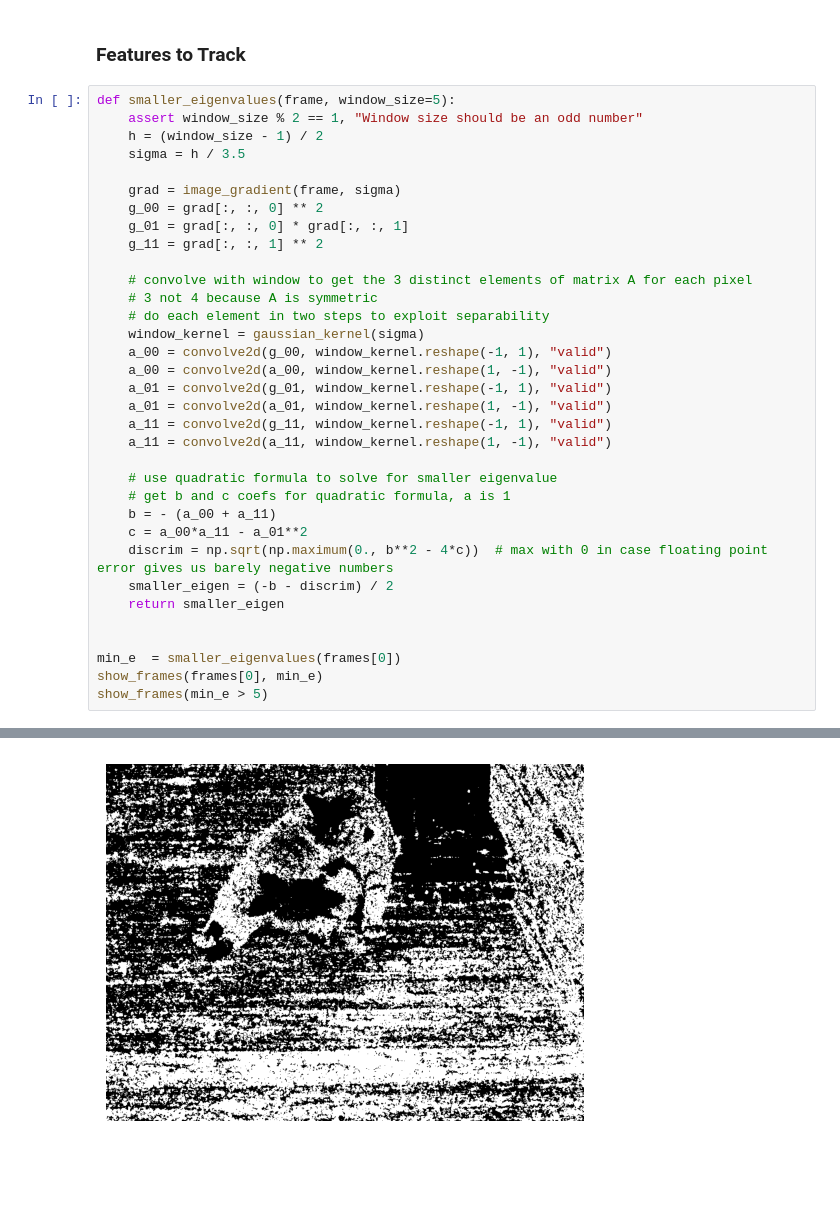
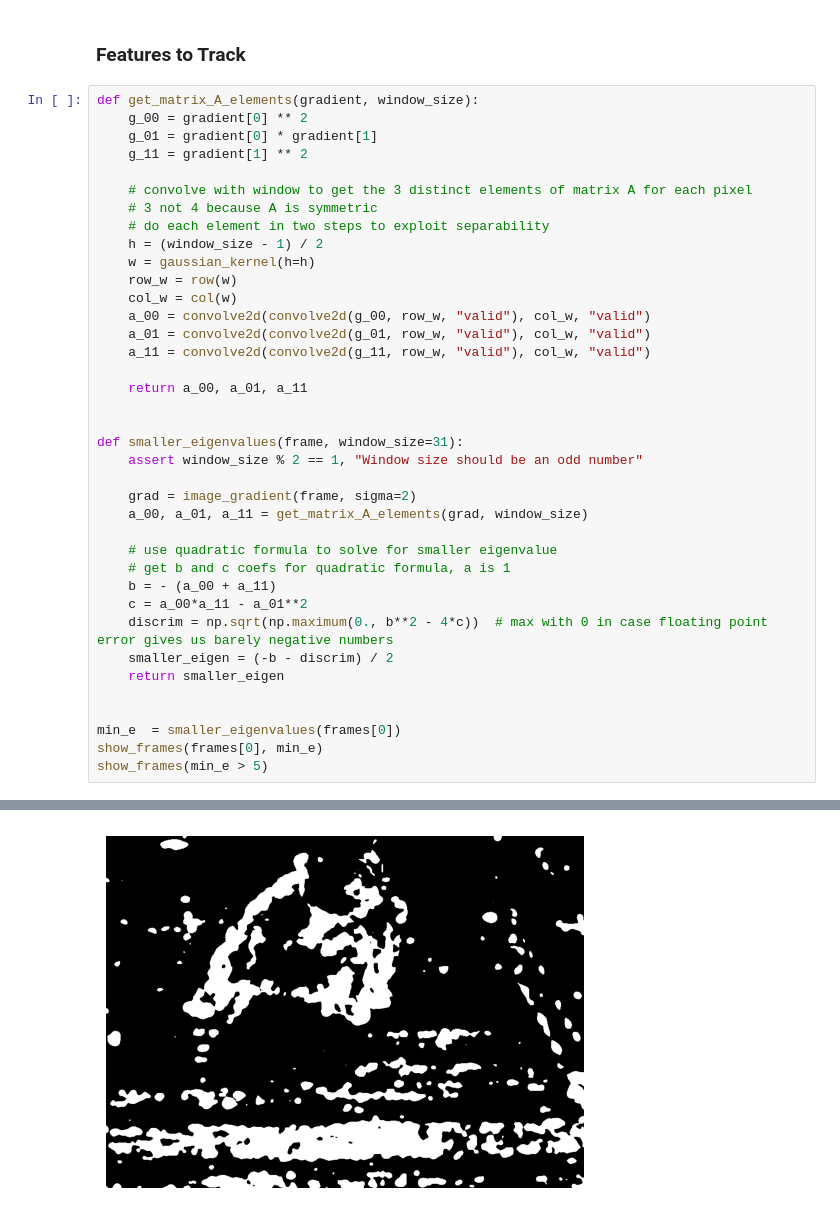
Before and after one commit to adam-kosinski/CV-Project, a Jupyter notebook: features-to-track.ipynb, the cells around one changed output, grey strips where cells are left out. Saved outputs shown, nothing was run; the diff lists cells and outputs as text; blank space fills up the shorter version.

```diff
--- a/features-to-track.ipynb
+++ b/features-to-track.ipynb
@@ -89,26 +100,30 @@ show_frames(frames[0], grad[:,:,0], grad[:,:,1], grad_mag)
 # %% [markdown]
 ### Features to Track
 # %%
-def smaller_eigenvalues(frame, window_size=5):
-    assert window_size % 2 == 1, "Window size should be an odd number"
-    h = (window_size - 1) / 2
-    sigma = h / 3.5
-
-    grad = image_gradient(frame, sigma)
-    g_00 = grad[:, :, 0] ** 2
-    g_01 = grad[:, :, 0] * grad[:, :, 1]
-    g_11 = grad[:, :, 1] ** 2
+def get_matrix_A_elements(gradient, window_size):
+    g_00 = gradient[0] ** 2
+    g_01 = gradient[0] * gradient[1]
+    g_11 = gradient[1] ** 2
 
     # convolve with window to get the 3 distinct elements of matrix A for each pixel
     # 3 not 4 because A is symmetric
     # do each element in two steps to exploit separability
-    window_kernel = gaussian_kernel(sigma)
-    a_00 = convolve2d(g_00, window_kernel.reshape(-1, 1), "valid")
-    a_00 = convolve2d(a_00, window_kernel.reshape(1, -1), "valid")
-    a_01 = convolve2d(g_01, window_kernel.reshape(-1, 1), "valid")
-    a_01 = convolve2d(a_01, window_kernel.reshape(1, -1), "valid")
-    a_11 = convolve2d(g_11, window_kernel.reshape(-1, 1), "valid")
-    a_11 = convolve2d(a_11, window_kernel.reshape(1, -1), "valid")
+    h = (window_size - 1) / 2
+    w = gaussian_kernel(h=h)
+    row_w = row(w)
+    col_w = col(w)
+    a_00 = convolve2d(convolve2d(g_00, row_w, "valid"), col_w, "valid")
+    a_01 = convolve2d(convolve2d(g_01, row_w, "valid"), col_w, "valid")
+    a_11 = convolve2d(convolve2d(g_11, row_w, "valid"), col_w, "valid")
+
+    return a_00, a_01, a_11
+
+
+def smaller_eigenvalues(frame, window_size=31):
+    assert window_size % 2 == 1, "Window size should be an odd number"
+
+    grad = image_gradient(frame, sigma=2)
+    a_00, a_01, a_11 = get_matrix_A_elements(grad, window_size)
 
     # use quadratic formula to solve for smaller eigenvalue
     # get b and c coefs for quadratic formula, a is 1
@@ -127,2 +142,2 @@ show_frames(min_e > 5)
-[figure, old version]
+[figure, new version]
 # %%
```
Also changed, not shown: parts of 5 cells of this notebook.
